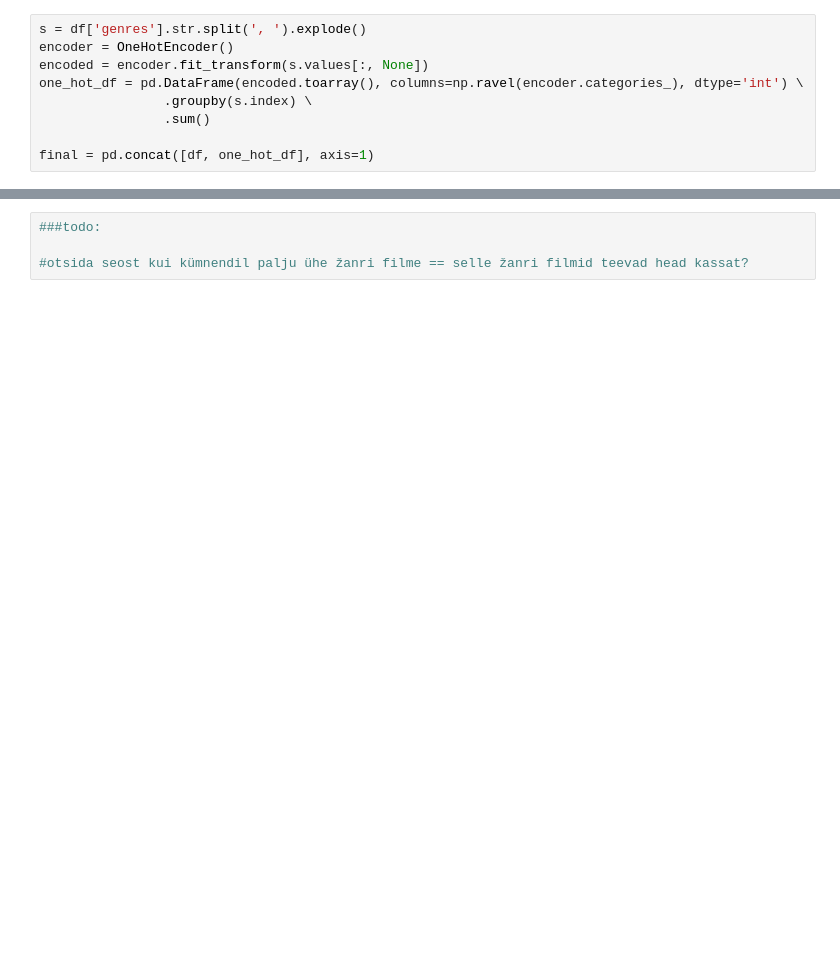
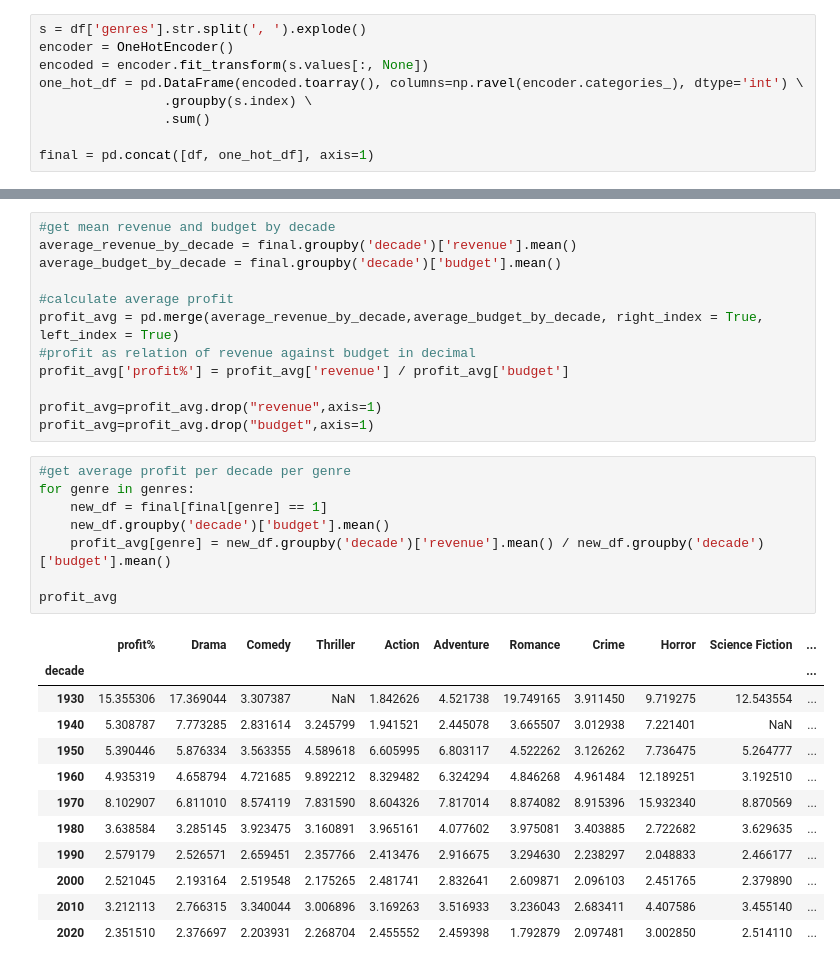
Before and after one commit to laurileppik/DS-Project, a Jupyter notebook: Popularity_Through_Years.ipynb, the cells around one changed output, grey strips where cells are left out. Drawn from its saved outputs; the diff is of its cells as text; blank space fills up the shorter version.

```diff
--- a/Popularity_Through_Years.ipynb
+++ b/Popularity_Through_Years.ipynb
@@ -76,4 +142,33 @@ genres_by_decade_count
+# %%
+#get mean revenue and budget by decade
+average_revenue_by_decade = final.groupby('decade')['revenue'].mean()
+average_budget_by_decade = final.groupby('decade')['budget'].mean()
+
+#calculate average profit
+profit_avg = pd.merge(average_revenue_by_decade,average_budget_by_decade, right_index = True, left_index = True)
+#profit as relation of revenue against budget in decimal
+profit_avg['profit%'] = profit_avg['revenue'] / profit_avg['budget']
+
+profit_avg=profit_avg.drop("revenue",axis=1)
+profit_avg=profit_avg.drop("budget",axis=1)
 # %%
-###todo:
+#get average profit per decade per genre
+for genre in genres:
+    new_df = final[final[genre] == 1]
+    new_df.groupby('decade')['budget'].mean()
+    profit_avg[genre] = new_df.groupby('decade')['revenue'].mean() / new_df.groupby('decade')['budget'].mean()
 
-#otsida seost kui kümnendil palju ühe žanri filme == selle žanri filmid teevad head kassat?
+profit_avg
+# %% [output]
+|  | profit% | Drama | Comedy | Thriller | Action | Adventure | Romance | Crime | Horror | Science Fiction | ... |
+| decade |  |  |  |  |  |  |  |  |  |  | ... |
+| 1930 | 15.355306 | 17.369044 | 3.307387 | NaN | 1.842626 | 4.521738 | 19.749165 | 3.911450 | 9.719275 | 12.543554 | ... |
+| 1940 | 5.308787 | 7.773285 | 2.831614 | 3.245799 | 1.941521 | 2.445078 | 3.665507 | 3.012938 | 7.221401 | NaN | ... |
+| 1950 | 5.390446 | 5.876334 | 3.563355 | 4.589618 | 6.605995 | 6.803117 | 4.522262 | 3.126262 | 7.736475 | 5.264777 | ... |
+| 1960 | 4.935319 | 4.658794 | 4.721685 | 9.892212 | 8.329482 | 6.324294 | 4.846268 | 4.961484 | 12.189251 | 3.192510 | ... |
+| 1970 | 8.102907 | 6.811010 | 8.574119 | 7.831590 | 8.604326 | 7.817014 | 8.874082 | 8.915396 | 15.932340 | 8.870569 | ... |
+| 1980 | 3.638584 | 3.285145 | 3.923475 | 3.160891 | 3.965161 | 4.077602 | 3.975081 | 3.403885 | 2.722682 | 3.629635 | ... |
+| 1990 | 2.579179 | 2.526571 | 2.659451 | 2.357766 | 2.413476 | 2.916675 | 3.294630 | 2.238297 | 2.048833 | 2.466177 | ... |
+| 2000 | 2.521045 | 2.193164 | 2.519548 | 2.175265 | 2.481741 | 2.832641 | 2.609871 | 2.096103 | 2.451765 | 2.379890 | ... |
+| 2010 | 3.212113 | 2.766315 | 3.340044 | 3.006896 | 3.169263 | 3.516933 | 3.236043 | 2.683411 | 4.407586 | 3.455140 | ... |
+| 2020 | 2.351510 | 2.376697 | 2.203931 | 2.268704 | 2.455552 | 2.459398 | 1.792879 | 2.097481 | 3.002850 | 2.514110 | ... |
```
Also changed, not shown: parts of 9 cells of this notebook, 1 other file.
